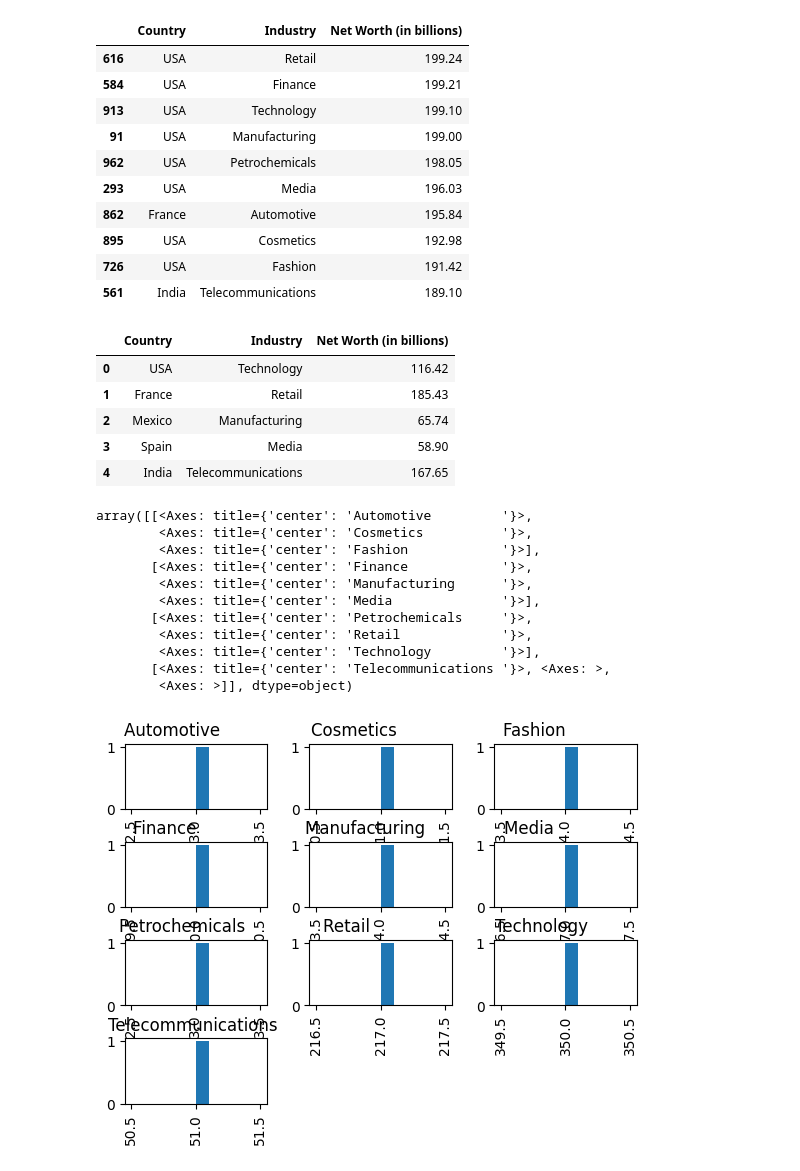
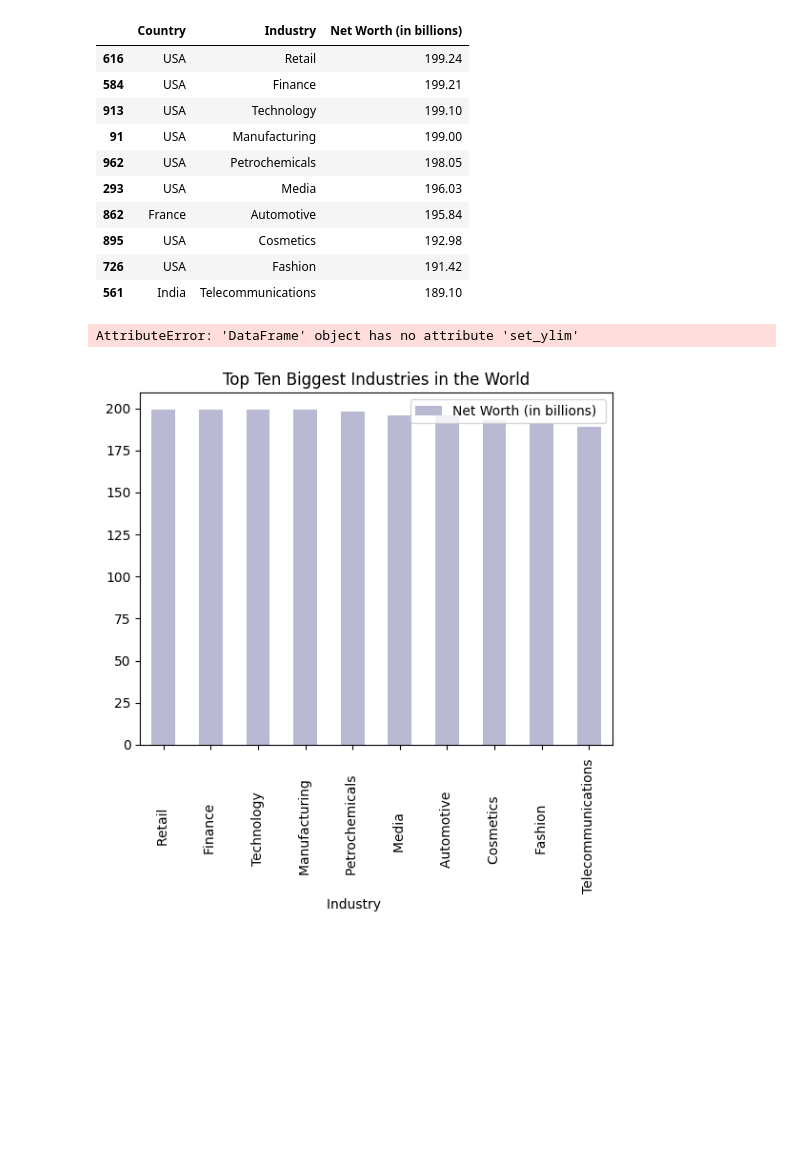
Before and after one commit to YLG369/1000_richest_people, a Jupyter notebook: A2_documentation.ipynb, the cells around one changed output. Cells and saved outputs as stored; diff of their text form; code cells hidden in the pictures; blank space fills up the shorter version.

```diff
--- a/A2_documentation.ipynb
+++ b/A2_documentation.ipynb
@@ -169,56 +168,37 @@ dataframeTopMoneyNoDuplicate
 | 726 | USA | Fashion | 191.42 |
 | 561 | India | Telecommunications | 189.10 |
 # %%
+# Create Graph using Matplotlib
 # Finding the Top 5 Most Occurring Countries
 # import modules
 import matplotlib.pyplot as plt
 import pandas as pd
+import numpy as np
 
 # Dataframe Cleaning
-cleaned_dataframe = pd.read_csv("data/1000_richest_people_in_the_world.csv", usecols = ['Country ', 'Industry           ', 'Net Worth (in billions) '])
+cleaned_dataframe = pd.read_csv("data/1000_richest_people_in_the_world.csv", usecols = ['Industry           ', 'Net Worth (in billions) '])
 
-# using dataframe.apply()
-MostOccurencesCountry = cleaned_dataframe.apply(lambda x: pd.Series(x.value_counts().index[:5]))
-MostOccurencesCountry
+# Largest Industries
+dataframeTopMoney = cleaned_dataframe.nlargest(200, 'Net Worth (in billions) ')
+dataframeTopMoneyNoDuplicate = dataframeTopMoney.drop_duplicates(subset = ['Industry           '])
+
+# Most Frequent Industries
+MostOccurencesIndustry = cleaned_dataframe.value_counts('Industry           ')
+
+# Bar Graph
+def showCharts():
+    dataframeTopMoneyNoDuplicate.plot(
+                    kind = 'bar',
+                    x = 'Industry           ',
+                    y = 'Net Worth (in billions) ',
+                    color = 'midnightblue',
+                    alpha = 0.3,
+                    title = 'Top Ten Biggest Industries in the World'),
+    dataframeTopMoneyNoDuplicate.set_ylim(175,200)
+    plt.show()
+
+
+showCharts()
 # %% [output]
-|  | Country | Industry | Net Worth (in billions) |
-| 0 | USA | Technology | 116.42 |
-| 1 | France | Retail | 185.43 |
-| 2 | Mexico | Manufacturing | 65.74 |
-| 3 | Spain | Media | 58.90 |
-| 4 | India | Telecommunications | 167.65 |
+AttributeError: 'DataFrame' object has no attribute 'set_ylim'
+[figure, added]
-# %%
-# Create Chart using Matplotlib
-# Finding the Top 5 Most Occurring Countries
-# import modules
-import matplotlib.pyplot as plt
-import pandas as pd
-
-# Dataframe Cleaning
-cleaned_dataframe = pd.read_csv("data/1000_richest_people_in_the_world.csv", usecols = ['Country ', 'Industry           ', 'Net Worth (in billions) '])
-
-# Largest Industries
-dataframeTopMoney = cleaned_dataframe.nlargest(200, 'Net Worth (in billions) ')
-dataframeTopMoneyNoDuplicate = dataframeTopMoney.drop_duplicates(subset = ['Industry           '])
-
-# Most Frequent Industries
-MostOccurencesIndustry = cleaned_dataframe.value_counts('Industry           ')
-
-# Most Frequent Countries
-MostOccurencesCountry = cleaned_dataframe.apply(lambda x: pd.Series(x.value_counts().index[:5]))
-
-histogram = MostOccurencesIndustry.hist('Industry           ')
-histogram
-# %% [output]
-array([[<Axes: title={'center': 'Automotive         '}>,
-        <Axes: title={'center': 'Cosmetics          '}>,
-        <Axes: title={'center': 'Fashion            '}>],
-       [<Axes: title={'center': 'Finance            '}>,
-        <Axes: title={'center': 'Manufacturing      '}>,
-        <Axes: title={'center': 'Media              '}>],
-       [<Axes: title={'center': 'Petrochemicals     '}>,
-        <Axes: title={'center': 'Retail             '}>,
-        <Axes: title={'center': 'Technology         '}>],
-       [<Axes: title={'center': 'Telecommunications '}>, <Axes: >,
-        <Axes: >]], dtype=object)
-[figure, removed]
```
Also changed, not shown: parts of 6 cells of this notebook.
